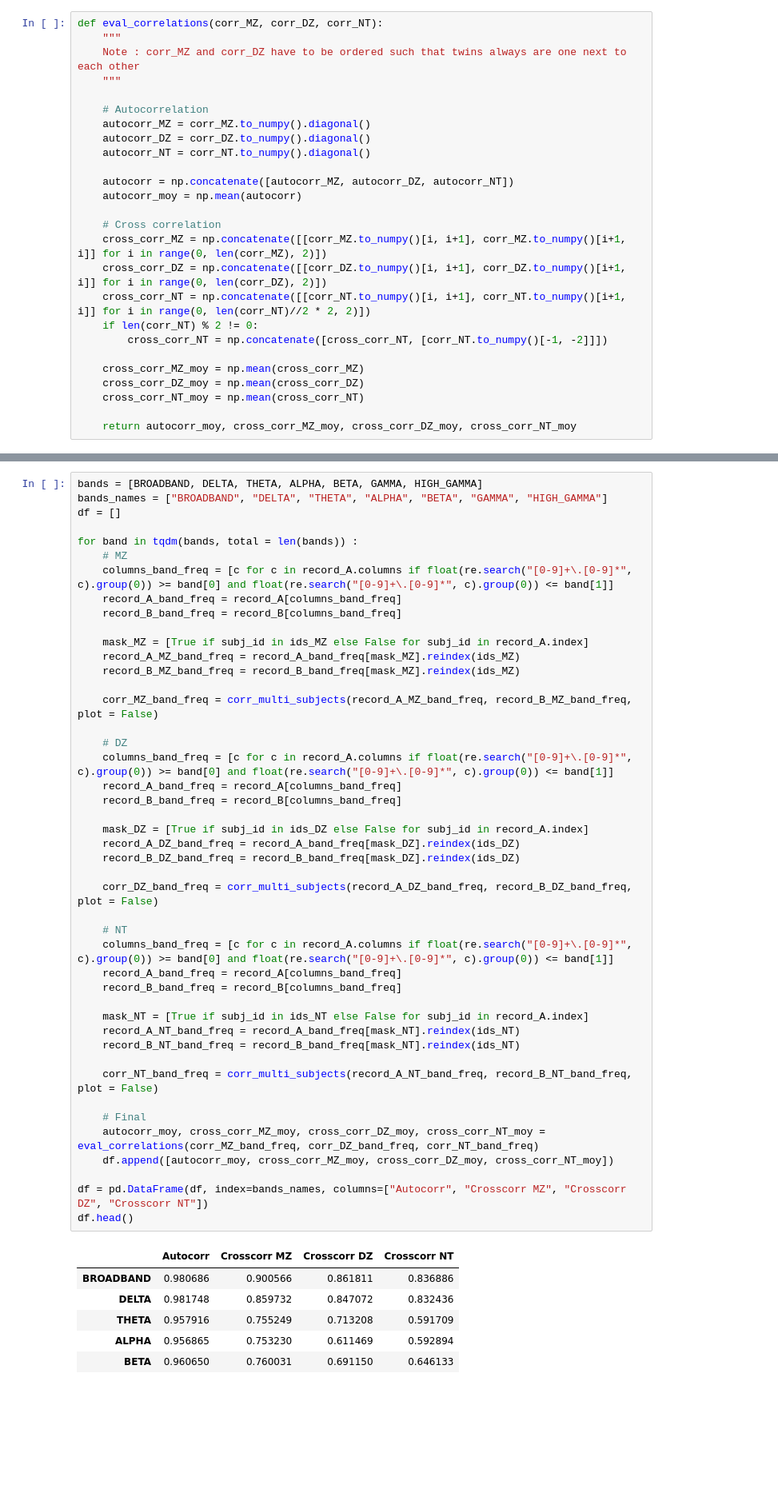
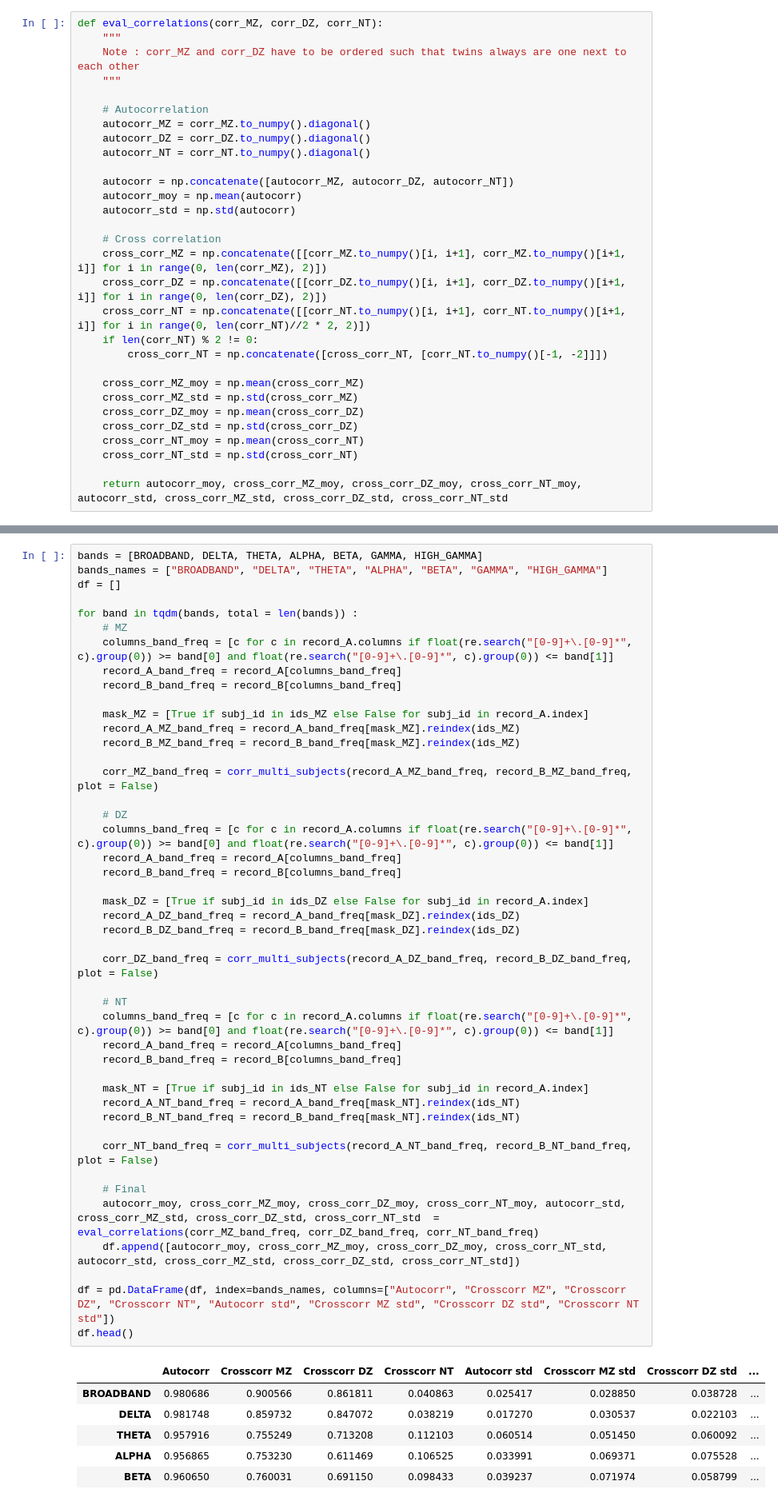
Before and after one commit to Epideixx/Fingerprints_Twins, a Jupyter notebook: PSD_processing.ipynb, the cells around one changed output, grey strips where cells are left out. Shown at 80% size. Saved outputs shown, nothing was run; the diff lists cells and outputs as text; blank space fills up the shorter version.

Commit message:
Add std in eval_correlations

```diff
--- a/PSD_processing.ipynb
+++ b/PSD_processing.ipynb
@@ -612,6 +612,7 @@ def eval_correlations(corr_MZ, corr_DZ, corr_NT):
 
     autocorr = np.concatenate([autocorr_MZ, autocorr_DZ, autocorr_NT])
     autocorr_moy = np.mean(autocorr)
+    autocorr_std = np.std(autocorr)
 
     # Cross correlation
     cross_corr_MZ = np.concatenate([[corr_MZ.to_numpy()[i, i+1], corr_MZ.to_numpy()[i+1, i]] for i in range(0, len(corr_MZ), 2)])
@@ -621,10 +622,13 @@ def eval_correlations(corr_MZ, corr_DZ, corr_NT):
         cross_corr_NT = np.concatenate([cross_corr_NT, [corr_NT.to_numpy()[-1, -2]]])
 
     cross_corr_MZ_moy = np.mean(cross_corr_MZ)
+    cross_corr_MZ_std = np.std(cross_corr_MZ)
     cross_corr_DZ_moy = np.mean(cross_corr_DZ)
+    cross_corr_DZ_std = np.std(cross_corr_DZ)
     cross_corr_NT_moy = np.mean(cross_corr_NT)
+    cross_corr_NT_std = np.std(cross_corr_NT)
 
-    return autocorr_moy, cross_corr_MZ_moy, cross_corr_DZ_moy, cross_corr_NT_moy
+    return autocorr_moy, cross_corr_MZ_moy, cross_corr_DZ_moy, cross_corr_NT_moy, autocorr_std, cross_corr_MZ_std, cross_corr_DZ_std, cross_corr_NT_std
 # %% [markdown]
 ### Comparison correlations based on the different frequency bands
 # %%
@@ -643,39 +647,39 @@ for band in tqdm(bands, total = len(bands)) :
     record_B_MZ_band_freq = record_B_band_freq[mask_MZ].reindex(ids_MZ)
 
     corr_MZ_band_freq = corr_multi_subjects(record_A_MZ_band_freq, record_B_MZ_band_freq, plot = False)
 
     # DZ
     columns_band_freq = [c for c in record_A.columns if float(re.search("[0-9]+\.[0-9]*", c).group(0)) >= band[0] and float(re.search("[0-9]+\.[0-9]*", c).group(0)) <= band[1]]
     record_A_band_freq = record_A[columns_band_freq]
     record_B_band_freq = record_B[columns_band_freq]
 
     mask_DZ = [True if subj_id in ids_DZ else False for subj_id in record_A.index]
     record_A_DZ_band_freq = record_A_band_freq[mask_DZ].reindex(ids_DZ)
     record_B_DZ_band_freq = record_B_band_freq[mask_DZ].reindex(ids_DZ)
 
     corr_DZ_band_freq = corr_multi_subjects(record_A_DZ_band_freq, record_B_DZ_band_freq, plot = False)
 
     # NT
     columns_band_freq = [c for c in record_A.columns if float(re.search("[0-9]+\.[0-9]*", c).group(0)) >= band[0] and float(re.search("[0-9]+\.[0-9]*", c).group(0)) <= band[1]]
     record_A_band_freq = record_A[columns_band_freq]
     record_B_band_freq = record_B[columns_band_freq]
 
     mask_NT = [True if subj_id in ids_NT else False for subj_id in record_A.index]
     record_A_NT_band_freq = record_A_band_freq[mask_NT].reindex(ids_NT)
     record_B_NT_band_freq = record_B_band_freq[mask_NT].reindex(ids_NT)
 
     corr_NT_band_freq = corr_multi_subjects(record_A_NT_band_freq, record_B_NT_band_freq, plot = False)
 
     # Final
-    autocorr_moy, cross_corr_MZ_moy, cross_corr_DZ_moy, cross_corr_NT_moy = eval_correlations(corr_MZ_band_freq, corr_DZ_band_freq, corr_NT_band_freq)
-    df.append([autocorr_moy, cross_corr_MZ_moy, cross_corr_DZ_moy, cross_corr_NT_moy])
+    autocorr_moy, cross_corr_MZ_moy, cross_corr_DZ_moy, cross_corr_NT_moy, autocorr_std, cross_corr_MZ_std, cross_corr_DZ_std, cross_corr_NT_std  = eval_correlations(corr_MZ_band_freq, corr_DZ_band_freq, corr_NT_band_freq)
+    df.append([autocorr_moy, cross_corr_MZ_moy, cross_corr_DZ_moy, cross_corr_NT_std, autocorr_std, cross_corr_MZ_std, cross_corr_DZ_std, cross_corr_NT_std])
 
-df = pd.DataFrame(df, index=bands_names, columns=["Autocorr", "Crosscorr MZ", "Crosscorr DZ", "Crosscorr NT"])
+df = pd.DataFrame(df, index=bands_names, columns=["Autocorr", "Crosscorr MZ", "Crosscorr DZ", "Crosscorr NT", "Autocorr std", "Crosscorr MZ std", "Crosscorr DZ std", "Crosscorr NT std"])
 df.head()
 # %% [output]
-|  | Autocorr | Crosscorr MZ | Crosscorr DZ | Crosscorr NT |
-| BROADBAND | 0.980686 | 0.900566 | 0.861811 | 0.836886 |
-| DELTA | 0.981748 | 0.859732 | 0.847072 | 0.832436 |
-| THETA | 0.957916 | 0.755249 | 0.713208 | 0.591709 |
-| ALPHA | 0.956865 | 0.753230 | 0.611469 | 0.592894 |
-| BETA | 0.960650 | 0.760031 | 0.691150 | 0.646133 |
+|  | Autocorr | Crosscorr MZ | Crosscorr DZ | Crosscorr NT | Autocorr std | Crosscorr MZ std | Crosscorr DZ std | ... |
+| BROADBAND | 0.980686 | 0.900566 | 0.861811 | 0.040863 | 0.025417 | 0.028850 | 0.038728 | ... |
+| DELTA | 0.981748 | 0.859732 | 0.847072 | 0.038219 | 0.017270 | 0.030537 | 0.022103 | ... |
+| THETA | 0.957916 | 0.755249 | 0.713208 | 0.112103 | 0.060514 | 0.051450 | 0.060092 | ... |
+| ALPHA | 0.956865 | 0.753230 | 0.611469 | 0.106525 | 0.033991 | 0.069371 | 0.075528 | ... |
+| BETA | 0.960650 | 0.760031 | 0.691150 | 0.098433 | 0.039237 | 0.071974 | 0.058799 | ... |
```
Also changed, not shown: parts of 2 cells of this notebook.
